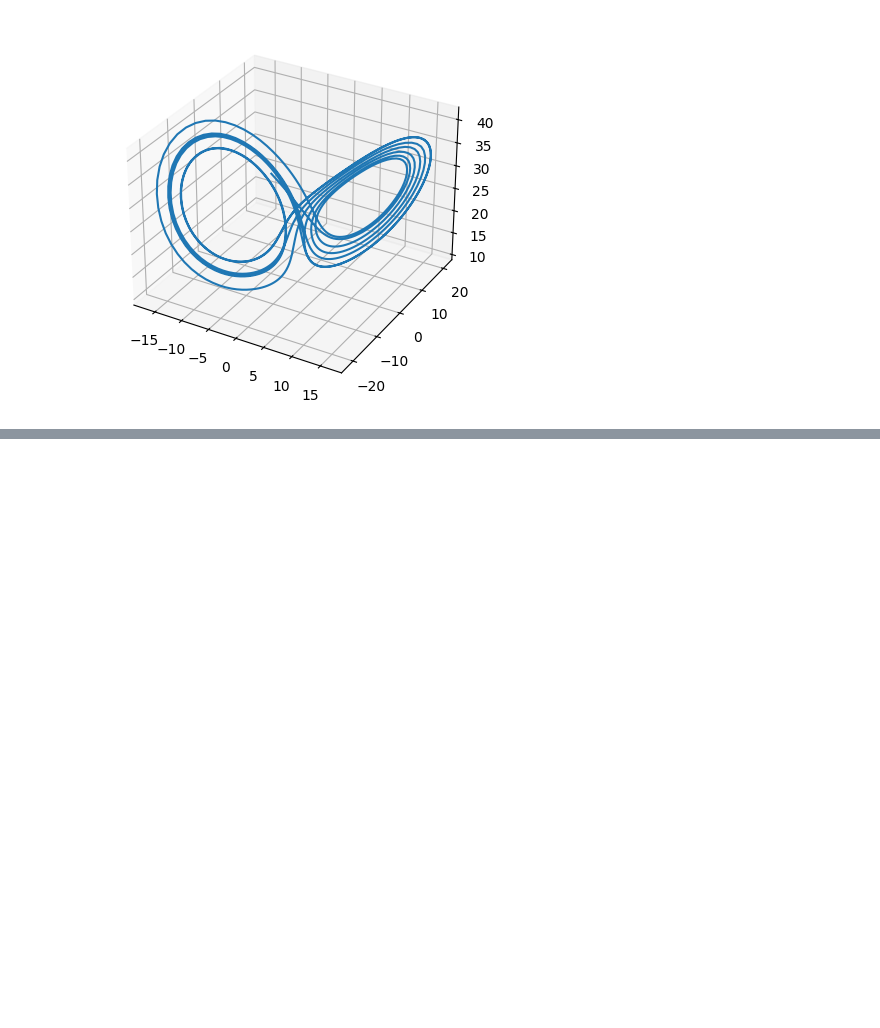
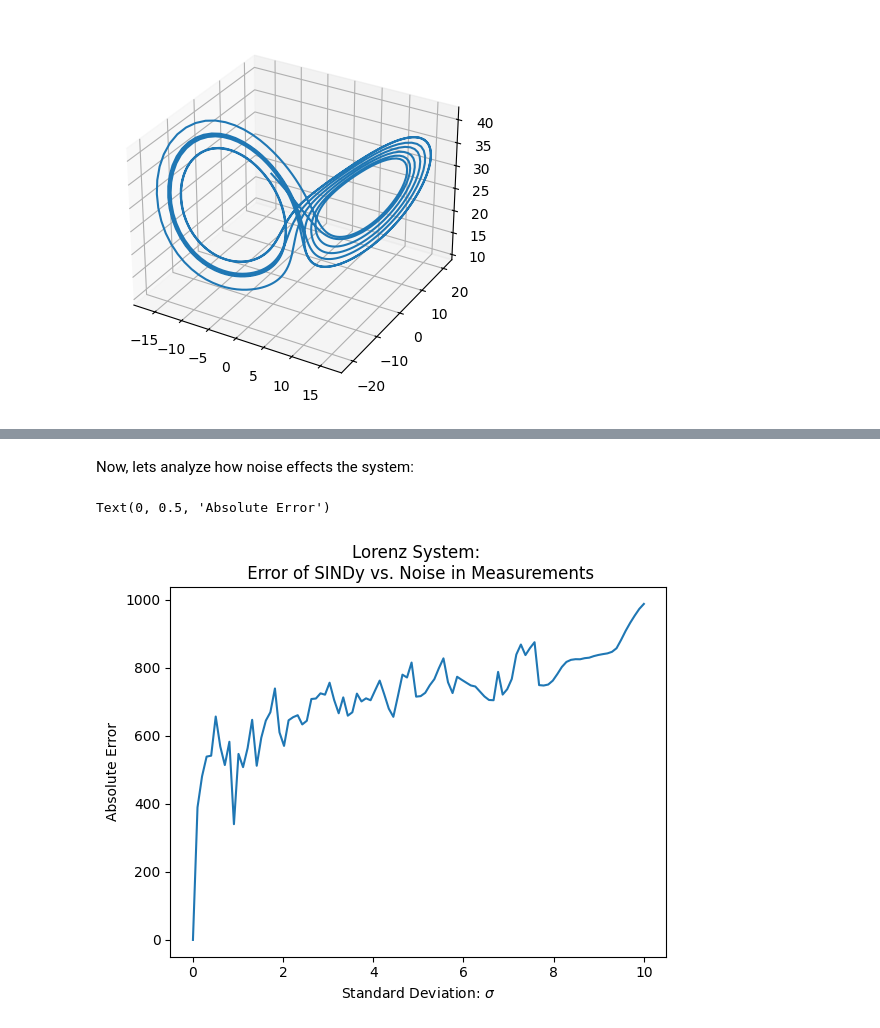
Before and after one commit to Bwodetzki/SINDy, a Jupyter notebook: SINDy.ipynb, the cells around one changed output, grey strips where cells are left out. Cells and saved outputs as stored; diff of their text form; code cells hidden in the pictures; blank space fills up the shorter version.

```diff
--- a/SINDy.ipynb
+++ b/SINDy.ipynb
@@ -112,0 +84,31 @@ TypeError: dot_general requires contracting dimensions to have the same shape, g
+# %% [markdown]
+Now, lets analyze how noise effects the system:
+# %%
+from regression_algs import SINDy_CV
+from tqdm import tqdm
+key = jax.random.PRNGKey(0)
+errors = []
+sigmas = np.linspace(0, 10, 100)
+for sigma in tqdm(sigmas):
+    # Simulate dynamics
+    t, bigX, dX = dg.solve_lorenz_sys(10, noise_sigma=sigma, seed=0)
+    # Predict
+    # key, subkey = jax.random.split(key)
+    # fit, _, _ = SINDy_CV(bigX, dX, features, subkey)
+    Phi = features(bigX)
+    fit = vanilla_SINDy(Phi, dX, prox_w=0.025, eps=1e-8)
+    # Get dynamics
+    integrator = get_integrator(fit, feature_list)
+    # Integrate
+    sol = solve_ivp(integrator, [0, 10], [-8.0, 7.0, 27.0], t_eval=np.linspace(0, 10, 1000))
+
+    error = jnp.linalg.norm(bigX - sol.y.T)
+    errors.append(error)
+
+plt.plot(sigmas, errors)
+plt.title("Lorenz System: \n Error of SINDy vs. Noise in Measurements")
+plt.xlabel("Standard Deviation: $\sigma$")
+plt.ylabel("Absolute Error")
+# %% [output]
+Text(0, 0.5, 'Absolute Error')
+[figure, added]
```
Also changed, not shown: parts of 7 cells of this notebook, 3 other files.
